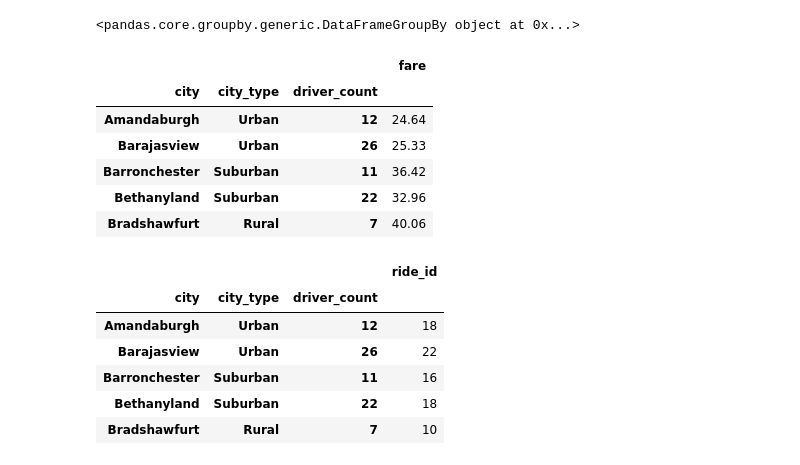
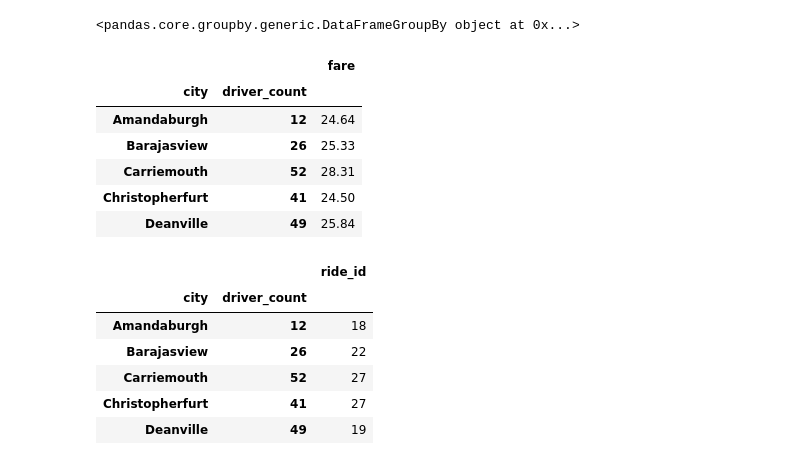
Before and after one commit to Nithyusha07/Matpotlib-challenge, a Jupyter notebook: PyBer.ipynb, the cells around one changed output. Drawn from its saved outputs; the diff is of its cells as text; code cells hidden in the pictures.

```diff
--- a/PyBer.ipynb
+++ b/PyBer.ipynb
@@ -25,3 +25,6 @@ combined_data_df.head()
 | 2 | Richardfort | 38 | Urban | 2018-02-16 13:52:19 | 17.92 | 820639054416 |
 | 3 | Richardfort | 38 | Urban | 2018-02-01 20:18:28 | 10.26 | 9554935945413 |
 | 4 | Richardfort | 38 | Urban | 2018-04-17 02:26:37 | 23.00 | 720020655850 |
+# %%
+urban_data = combined_data_df[combined_data_df['type']=='Urban']
+urban_data.head()
@@ -43,37 +83,37 @@ count_rides
 # %% [output]
 2375
 # %%
-# Using GroupBy in order to separate the data into fields according to "City" values
-grouped_city_df = combined_data_df.groupby(['city','city_type','driver_count'])
+# Using GroupBy in order to separate the data into fields according to "Urban City" values
+urban_grouped_city_df = urban_data.groupby(['city','driver_count'])
 
 # The object returned is a "GroupBy" object and cannot be viewed normally...
-print(grouped_city_df)
+print(urban_grouped_city_df)
 
 # In order to be visualized, a data function must be used...
-# grouped_city_df.count()
+# urban_grouped_city_df.count()
 # %% [output]
 <pandas.core.groupby.generic.DataFrameGroupBy object at 0x...>
 # %%
-#Average fare per city
-Average_fare_per_city = grouped_city_df[["fare"]].mean().round(2)
-Average_fare_per_city.head()
+#Average fare per urban city
+Average_fare_per_urban_city = urban_grouped_city_df[["fare"]].mean().round(2)
+Average_fare_per_urban_city.head()
 # %% [output]
-|  |  |  | fare |
-| city | city_type | driver_count |  |
-| Amandaburgh | Urban | 12 | 24.64 |
-| Barajasview | Urban | 26 | 25.33 |
-| Barronchester | Suburban | 11 | 36.42 |
-| Bethanyland | Suburban | 22 | 32.96 |
-| Bradshawfurt | Rural | 7 | 40.06 |
+|  |  | fare |
+| city | driver_count |  |
+| Amandaburgh | 12 | 24.64 |
+| Barajasview | 26 | 25.33 |
+| Carriemouth | 52 | 28.31 |
+| Christopherfurt | 41 | 24.50 |
+| Deanville | 49 | 25.84 |
 # %%
-# Total No of Rides per city
-rides_count_per_city = grouped_city_df[["ride_id"]].nunique()
-rides_count_per_city.head()
+# Total No of Rides per urban city
+rides_count_per_urban_city = urban_grouped_city_df[["ride_id"]].nunique()
+rides_count_per_urban_city.head()
 # %% [output]
-|  |  |  | ride_id |
-| city | city_type | driver_count |  |
-| Amandaburgh | Urban | 12 | 18 |
-| Barajasview | Urban | 26 | 22 |
-| Barronchester | Suburban | 11 | 16 |
-| Bethanyland | Suburban | 22 | 18 |
-| Bradshawfurt | Rural | 7 | 10 |
+|  |  | ride_id |
+| city | driver_count |  |
+| Amandaburgh | 12 | 18 |
+| Barajasview | 26 | 22 |
+| Carriemouth | 52 | 27 |
+| Christopherfurt | 41 | 27 |
+| Deanville | 49 | 19 |
```
Also changed, not shown: parts of 14 cells of this notebook.
